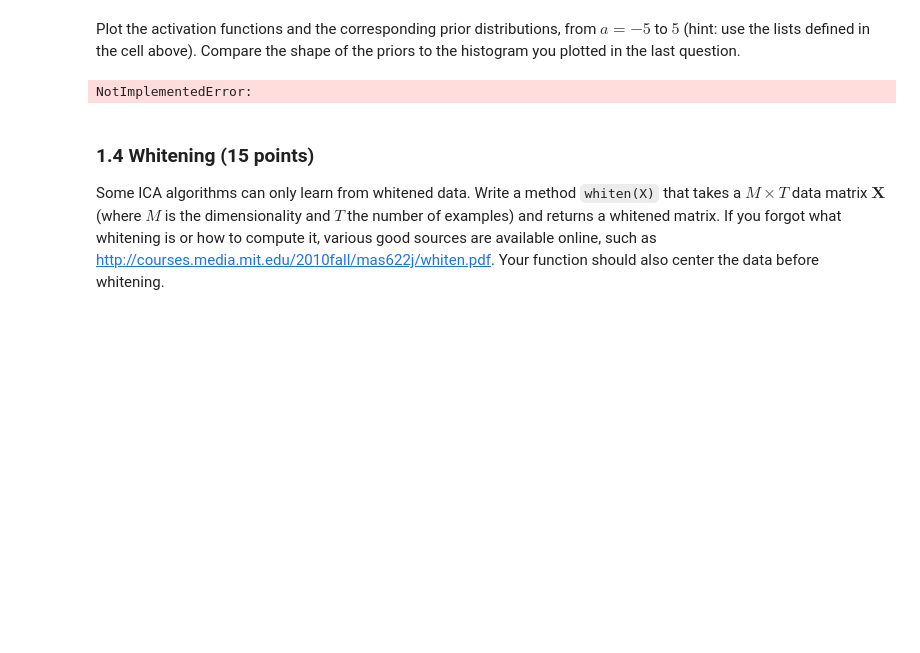
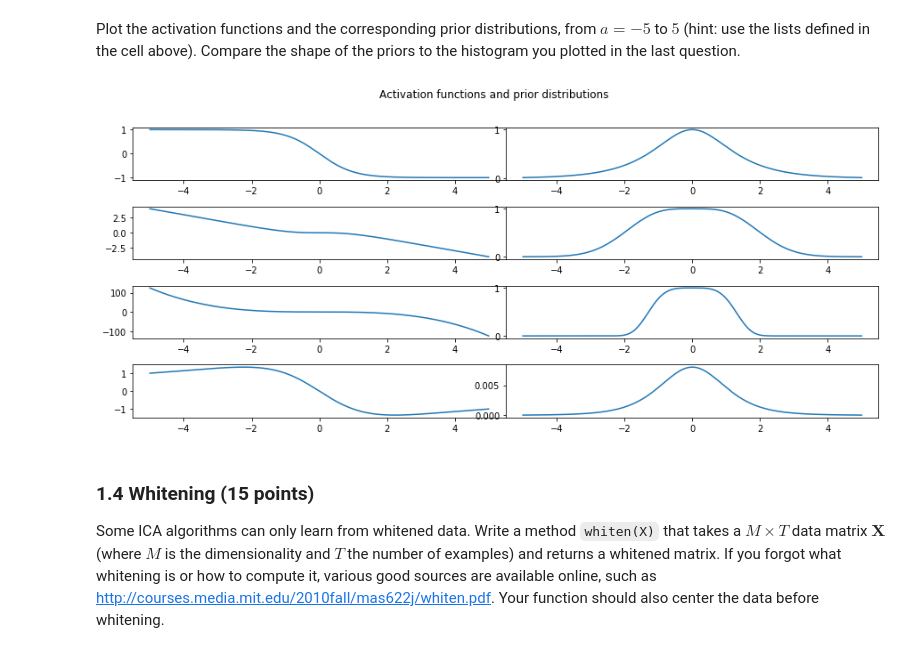
Before and after one commit to Asagodi/ML2, a Jupyter notebook: lab1.ipynb, the cells around one changed output. Saved outputs shown, nothing was run; the diff lists cells and outputs as text; code cells hidden in the pictures; blank space fills up the shorter version.

```diff
--- a/lab1.ipynb
+++ b/lab1.ipynb
@@ -207,14 +222,22 @@ for prior in priors:
     assert prior(a).shape == (1000, ), "Wrong output shape"
 # %% [markdown]
 Plot the activation functions and the corresponding prior distributions, from $a = -5$ to $5$ (hint: use the lists defined in the cell above). Compare the shape of the priors to the histogram you plotted in the last question.
-# %%
-### 1.3 Implicit priors (continued)
-a = np.linspace(-5, 5, 1000)
-
-# YOUR CODE HERE
-raise NotImplementedError()
-# %% [output]
-NotImplementedError:
+# %%
+### 1.3 Implicit priors (continued)
+a = np.linspace(-5, 5, 1000)
+n = len(activation_functions)
+fig, axs = plt.subplots(n,2, figsize=(15, 6), facecolor='w', edgecolor='k')
+fig.subplots_adjust(hspace = .5, wspace=.001)
+axs = axs.ravel()
+
+for i in range(n):
+    axs[i*2].plot(a, np.apply_along_axis(activation_functions[i], 0, a), label = 'Act')
+    axs[i*2+1].plot(a, np.apply_along_axis(priors[i], 0, a), label = 'Prior')
+plt.suptitle("Activation functions and prior distributions")
+# plt.setp([axs[i].get_yticklabels() for i in range(1, len(axs[:]), 2)], visible=False)
+plt.show()
+# %% [output]
+[figure, added]
 # %% [markdown]
 ### 1.4 Whitening (15 points)
 Some ICA algorithms can only learn from whitened data. Write a method `whiten(X)` that takes a $M \times T$ data matrix $\mathbf{X}$ (where $M$ is the dimensionality and $T$ the number of examples) and returns a whitened matrix. If you forgot what whitening is or how to compute it, various good sources are available online, such as http://courses.media.mit.edu/2010fall/mas622j/whiten.pdf. Your function should also center the data before whitening.
```
Also changed, not shown: parts of 4 cells of this notebook.
